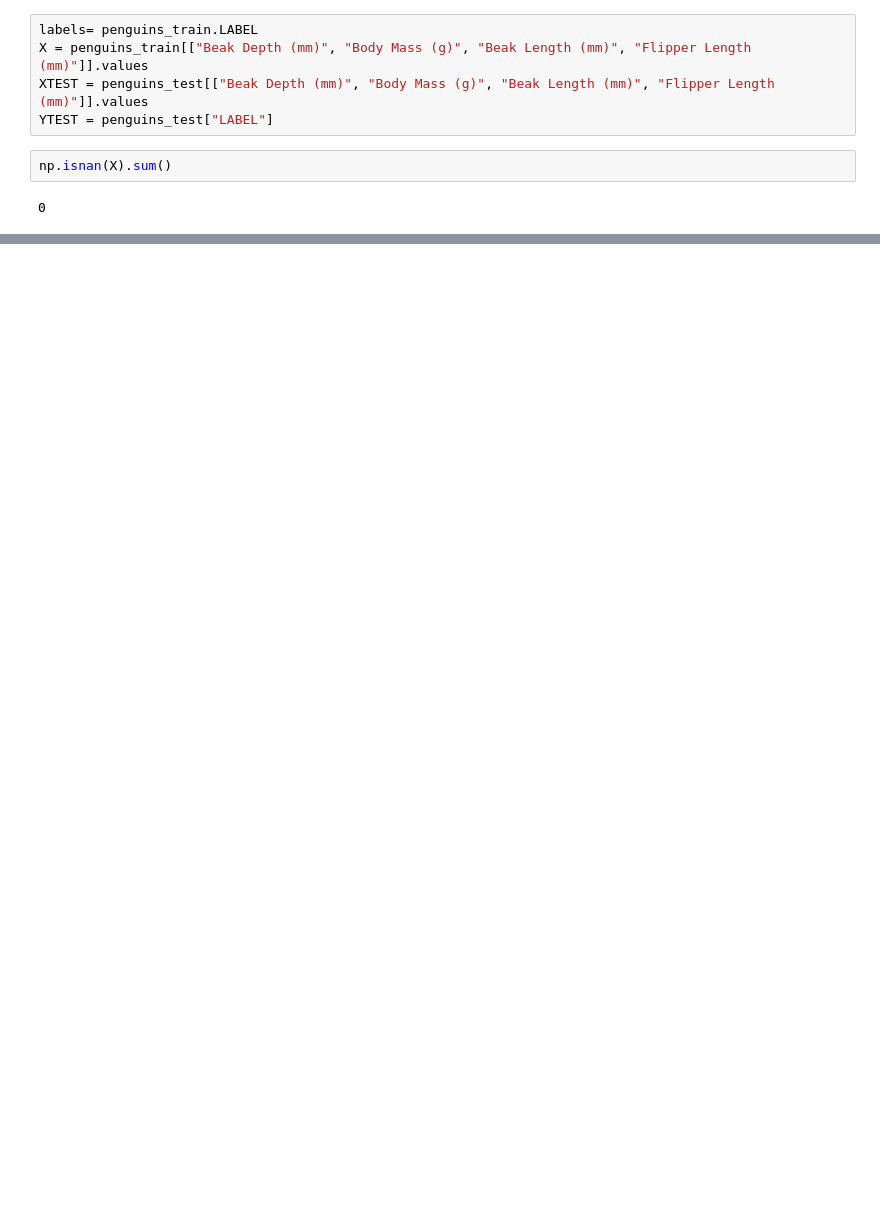
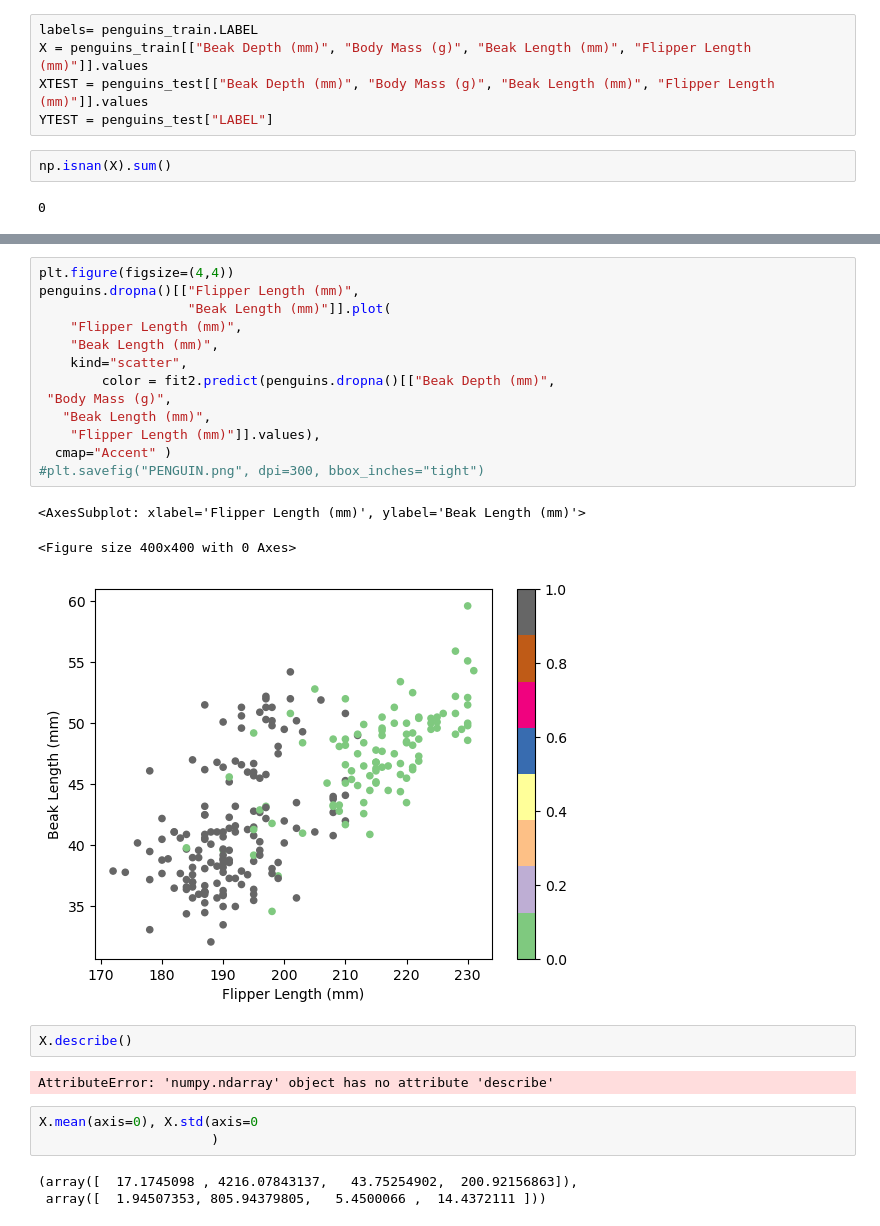
Before and after one commit to wltrimbl/uchicago-data221, a Jupyter notebook: notebooks/penguins-KMEANS.ipynb, the cells around one changed output, grey strips where cells are left out. Cells and saved outputs as stored; diff of their text form; blank space fills up the shorter version.

```diff
--- a/notebooks/penguins-KMEANS.ipynb
+++ b/notebooks/penguins-KMEANS.ipynb
@@ -437,0 +201,27 @@ penguins
+# %%
+plt.figure(figsize=(4,4))
+penguins.dropna()[["Flipper Length (mm)",
+                   "Beak Length (mm)"]].plot(
+    "Flipper Length (mm)",
+    "Beak Length (mm)",
+    kind="scatter",
+        color = fit2.predict(penguins.dropna()[["Beak Depth (mm)",
+ "Body Mass (g)",
+   "Beak Length (mm)",
+    "Flipper Length (mm)"]].values),
+  cmap="Accent" )
+#plt.savefig("PENGUIN.png", dpi=300, bbox_inches="tight")
+# %% [output]
+<AxesSubplot: xlabel='Flipper Length (mm)', ylabel='Beak Length (mm)'>
+<Figure size 400x400 with 0 Axes>
+[figure, added]
+# %%
+X.describe()
+# %% [output]
+AttributeError: 'numpy.ndarray' object has no attribute 'describe'
+# %%
+X.mean(axis=0), X.std(axis=0
+                      )
+# %% [output]
+(array([  17.1745098 , 4216.07843137,   43.75254902,  200.92156863]),
+ array([  1.94507353, 805.94379805,   5.4500066 ,  14.4372111 ]))
```
Also changed, not shown: parts of 66 cells of this notebook.
